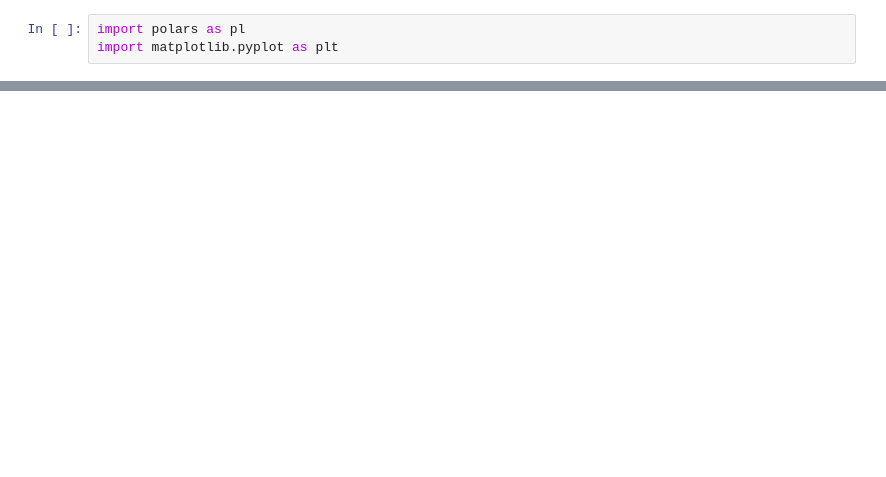
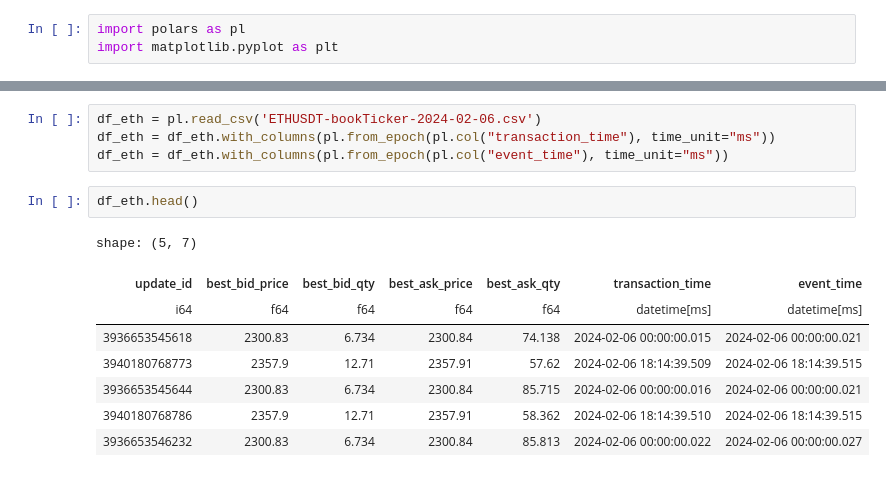
Before and after one commit to 1995parham-goodies/binance-client, a Jupyter notebook: polars.ipynb, the cells around one changed output, grey strips where cells are left out. Saved outputs shown, nothing was run; the diff lists cells and outputs as text; blank space fills up the shorter version.

```diff
--- a/polars.ipynb
+++ b/polars.ipynb
@@ -59,0 +58,15 @@ shape: (7_539_269, 9)
+# %%
+df_eth = pl.read_csv('ETHUSDT-bookTicker-2024-02-06.csv')
+df_eth = df_eth.with_columns(pl.from_epoch(pl.col("transaction_time"), time_unit="ms"))
+df_eth = df_eth.with_columns(pl.from_epoch(pl.col("event_time"), time_unit="ms"))
+# %%
+df_eth.head()
+# %% [output]
+shape: (5, 7)
+| update_id | best_bid_price | best_bid_qty | best_ask_price | best_ask_qty | transaction_time | event_time |
+| i64 | f64 | f64 | f64 | f64 | datetime[ms] | datetime[ms] |
+| 3936653545618 | 2300.83 | 6.734 | 2300.84 | 74.138 | 2024-02-06 00:00:00.015 | 2024-02-06 00:00:00.021 |
+| 3940180768773 | 2357.9 | 12.71 | 2357.91 | 57.62 | 2024-02-06 18:14:39.509 | 2024-02-06 18:14:39.515 |
+| 3936653545644 | 2300.83 | 6.734 | 2300.84 | 85.715 | 2024-02-06 00:00:00.016 | 2024-02-06 00:00:00.021 |
+| 3940180768786 | 2357.9 | 12.71 | 2357.91 | 58.362 | 2024-02-06 18:14:39.510 | 2024-02-06 18:14:39.515 |
+| 3936653546232 | 2300.83 | 6.734 | 2300.84 | 85.813 | 2024-02-06 00:00:00.022 | 2024-02-06 00:00:00.027 |
```
Also changed, not shown: parts of 13 cells of this notebook.
